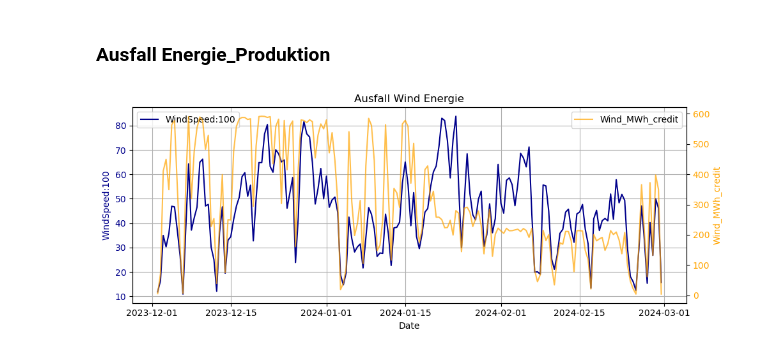
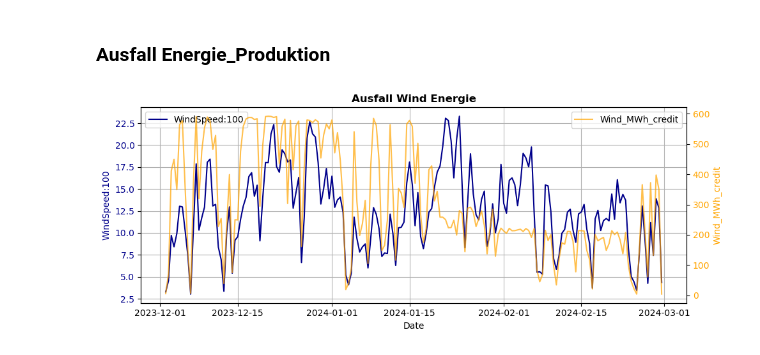
Before and after one commit to av1c3nna/awp2, a Jupyter notebook: code/explorative_data_analysis_cleaned.ipynb, the cells around one changed output. Cells and saved outputs as stored; diff of their text form; code cells hidden in the pictures.

```diff
--- a/code/explorative_data_analysis_cleaned.ipynb
+++ b/code/explorative_data_analysis_cleaned.ipynb
@@ -197,37 +427,38 @@ from datetime import date
 merged_hornsea = pd.read_parquet("./data/preprocessed_hornsea_with_energy.parquet")
 merged_hornsea_simple = merged_hornsea[["wind_speed_100", 'Wind_MWh_credit']]
 merged_hornsea_simple = merged_hornsea_simple.resample("12h").mean()
+merged_hornsea_simple["wind_speed_100"] = merged_hornsea_simple["wind_speed_100"] / 3.6
 start_date = date(2023, 12, 1)
 end_date = date(2024, 3,  1)
 plot = merged_hornsea_simple[(merged_hornsea_simple.index.date > start_date) & (merged_hornsea_simple.index.date < end_date)]
 
 fig, ax1 = plt.subplots(figsize=(10, 4))
 # Plot the feature on the primary y-axis
 ax1.plot(plot.index, plot["wind_speed_100"], color="darkblue", label="WindSpeed:100")
 ax1.set_xlabel('Date')
 ax1.set_ylabel("WindSpeed:100", color="darkblue")
 ax1.tick_params(axis='y', labelcolor="darkblue")
 
 # Create a second y-axis (twinx) for the energy data
 ax2 = ax1.twinx()
 ax2.plot(plot.index, plot["Wind_MWh_credit"], 'orange', label="Wind_MWh_credit", alpha=0.7)
 ax2.set_ylabel("Wind_MWh_credit", color='orange')
 ax2.tick_params(axis='y', labelcolor='orange')
 
 # Set x-axis labels to display date in a readable format
 ax1.xaxis.set_major_formatter(plt.matplotlib.dates.DateFormatter('%Y-%m-%d'))
 ax1.grid(True)
-ax1.set_title(f'Ausfall Wind Energie')
+ax1.set_title(f'Ausfall Wind Energie', fontweight = 'bold')
 
 # Add legends for both axes
 ax1.legend(loc='upper left')
 ax2.legend(loc='upper right')
 
 # Rotate x-axis labels for better readability
 plt.xticks(rotation=45)
 
 # Adjust layout and show the plot
 plt.tight_layout()
 plt.show()
 # %% [output]
-[figure, old version]
+[figure, new version]
```
Also changed, not shown: parts of 16 cells of this notebook.
